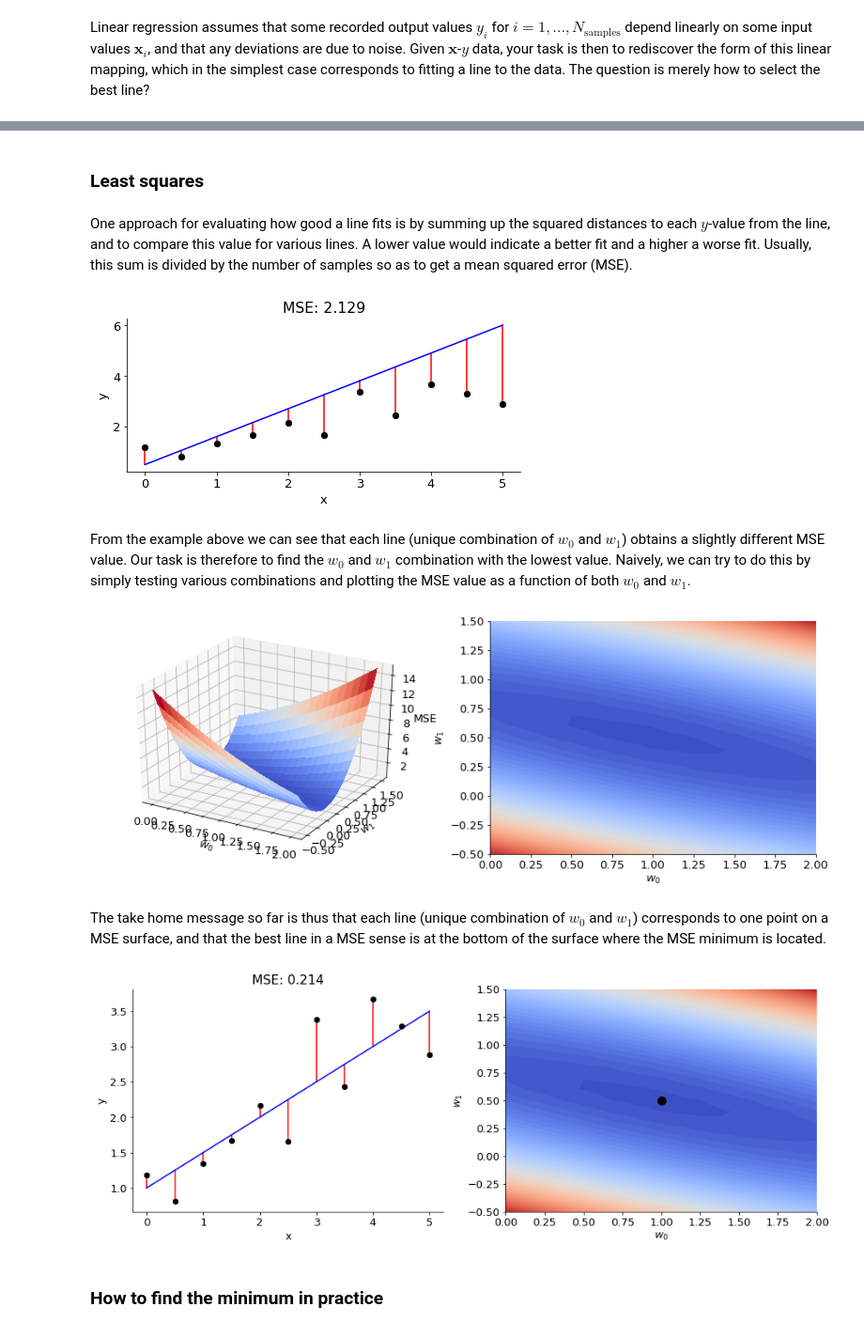
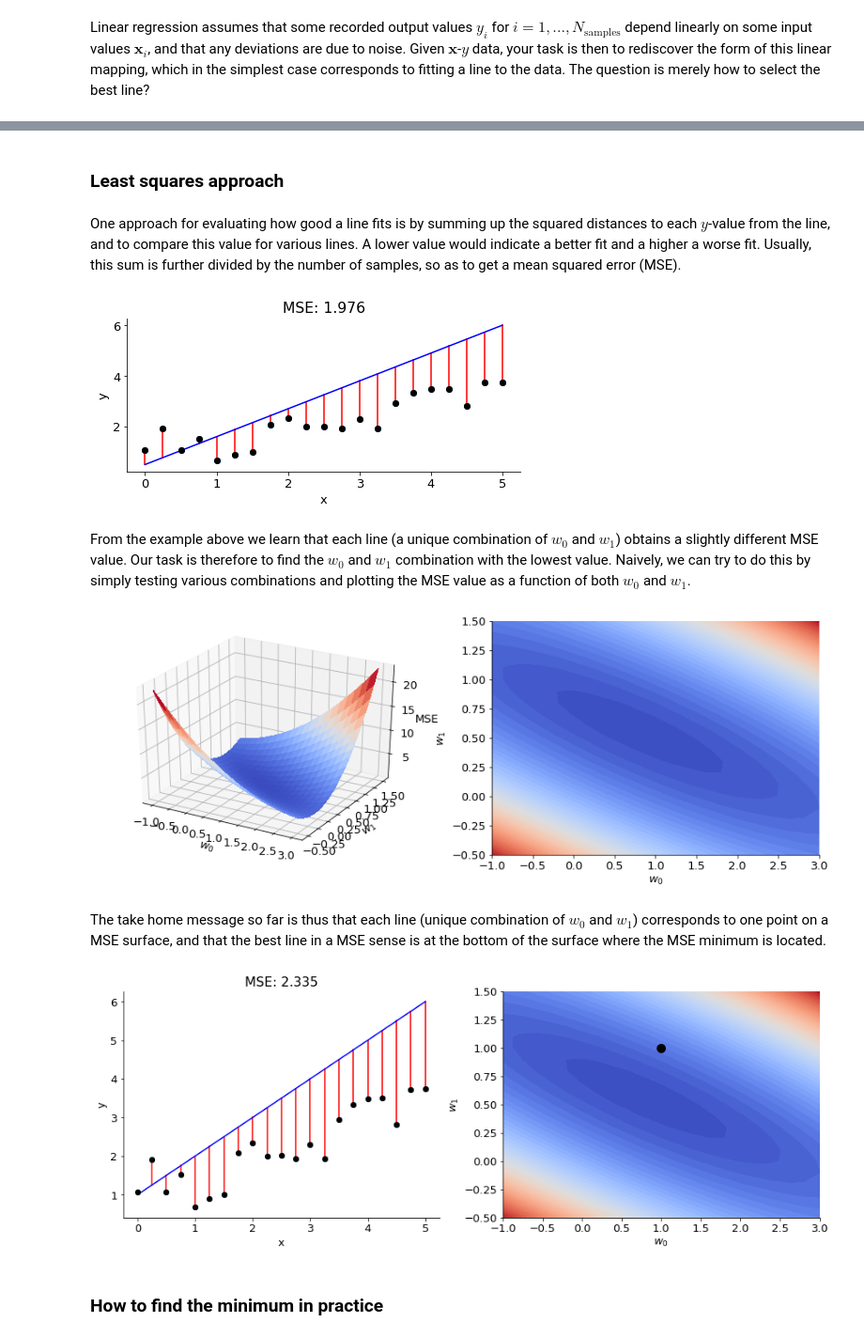
Before and after one commit to ala-laurila-lab/jupyter-notebooks, a Jupyter notebook: Linear Regression.ipynb, the cells around one changed output, grey strips where cells are left out. Shown at 94% size. Cells and saved outputs as stored; diff of their text form; code cells hidden in the pictures.

```diff
--- a/Linear Regression.ipynb
+++ b/Linear Regression.ipynb
@@ -14,9 +14,10 @@ plt.rcParams['xtick.top'] = False
 # %% [markdown]
 Linear regression assumes that some recorded output values $y_i$ for $i=1,...,N_\mathrm{samples}$ depend linearly on some input values $\mathbf{x}_i$, and that any deviations are due to noise. Given $\mathbf{x}$-$y$ data, your task is then to rediscover the form of this linear mapping, which in the simplest case corresponds to fitting a line to the data. The question is merely how to select the best line?
 # %%
+# Generate example data
 # Initialize
-sigma = 0.5                             # noise std
-nSamples = 11                            # number of samples
+sigma = 0.5                              # noise std
+nSamples = 21                            # number of samples
 x = np.linspace(0, 5, nSamples)          # input values
 lineFun = lambda w0, w1, x: w0 + w1*x    # linear mapping
 
@@ -26,6 +27,7 @@ w1 = 0.5  # slope
 y = lineFun(w0, w1, x)
 y += np.random.randn(nSamples)*sigma
 
+# Plot our generated data
 plt.figure(figsize=(7.5, 3))
 plt.plot(x, y, 'ko')
 plt.xlabel('x')
@@ -35,15 +37,16 @@ plt.ylabel('y');
 # %% [markdown]
-### Least squares
+### Least squares approach
 # %% [markdown]
-One approach for evaluating how good a line fits is by summing up the squared distances to each $y$-value from the line, and to compare this value for various lines. A lower value would indicate a better fit and a higher a worse fit. Usually, this sum is divided by the number of samples so as to get a mean squared error (MSE).
+One approach for evaluating how good a line fits is by summing up the squared distances to each $y$-value from the line, and to compare this value for various lines. A lower value would indicate a better fit and a higher a worse fit. Usually, this sum is further divided by the number of samples, so as to get a mean squared error (MSE).
 # %%
-# Test line
+# Calculate the MSE for a test line
 w0Test = 0.5
 w1Test = 1.1
-yHat = lineFun(w0Test, w1Test, x)
-mseFun = lambda y, yHat: np.mean((y-yHat)**2)
-mseTest = mseFun(y, yHat)
+yHat = lineFun(w0Test, w1Test, x)              # Model predictions, the predicted line
+mseFun = lambda y, yHat: np.mean((y-yHat)**2)  # MSE function
+mseTest = mseFun(y, yHat)                      # MSE value for our test line
 
+# Plot the test line (blue), the distace to each y_i (red) and the y-values (black)
 plt.figure(figsize=(7.5, 3))
 for xi, yi, yHati in zip(x, y, yHat):
     plt.stem([xi], [yi], 'r', bottom=yHati)
@@ -53,13 +56,13 @@ plt.xlabel('x')
 plt.ylabel('y');
 plt.title('MSE: ' + '%1.3f' % mseTest);
 # %% [output]
-[figure, old version]
+[figure, new version]
 # %% [markdown]
-From the example above we can see that each line (unique combination of $w_0$ and $w_1$) obtains a slightly different MSE value. Our task is therefore to find the $w_0$ and $w_1$ combination with the lowest value. Naively, we can try to do this by simply testing various combinations and plotting the MSE value as a function of both $w_0$ and $w_1$.
+From the example above we learn that each line (a unique combination of $w_0$ and $w_1$) obtains a slightly different MSE value. Our task is therefore to find the $w_0$ and $w_1$ combination with the lowest value. Naively, we can try to do this by simply testing various combinations and plotting the MSE value as a function of both $w_0$ and $w_1$.
 # %%
 # Get w0 and w1 combinations over a grid
 nGrid = 21
-W0, W1 = np.meshgrid(np.linspace(w0-1, w0+1, nGrid), np.linspace(w1-1, w1+1, nGrid))
+W0, W1 = np.meshgrid(np.linspace(w0-2, w0+2, nGrid), np.linspace(w1-1, w1+1, nGrid))
 
 # Get the MSE for each combination
 mseVals = np.zeros([nGrid, nGrid])
@@ -71,7 +74,7 @@ for i in range(nGrid):
 # Plot the surface
 fig = plt.figure(figsize=(15, 5))
 ax = plt.subplot(1, 2, 1, projection='3d')
-surf = ax.plot_surface(W0, W1, mseVals, cmap=cm.coolwarm, linewidth=0, antialiased=False)
+ax.plot_surface(W0, W1, mseVals, cmap=cm.coolwarm, linewidth=0, antialiased=False)
 ax.set_xlabel('$w_0$')
 ax.set_ylabel('$w_1$')
 ax.set_zlabel('MSE')
@@ -80,32 +83,35 @@ ax.contourf(W0, W1, mseVals, 50, cmap=cm.coolwarm)
 ax.set_xlabel('$w_0$')
 ax.set_ylabel('$w_1$');
 # %% [output]
-[figure, old version]
+[figure, new version]
 # %% [markdown]
 The take home message so far is thus that each line (unique combination of $w_0$ and $w_1$) corresponds to one point on a MSE surface, and that the best line in a MSE sense is at the bottom of the surface where the MSE minimum is located.
 # %%
-# Test line
+# Test various w0 and w1 values to see how the corresponding line fits at various locations on MSE surface
 w0Test = 1.0
-w1Test = 0.5
+w1Test = 1.0
+
+# Evaluate the MSE value for our current test line
 yHat = lineFun(w0Test, w1Test, x)
 mseFun = lambda y, yHat: np.mean((y-yHat)**2)
 mseTest = mseFun(y, yHat)
 
+# Plot
 fig = plt.figure(figsize=(15, 5))
 ax = plt.subplot(1, 2, 1)
 for xi, yi, yHati in zip(x, y, yHat):
     ax.stem([xi], [yi], 'r', bottom=yHati)
 ax.plot(x, yHat, 'b-')
 ax.plot(x, y, 'ko')
 ax.set_xlabel('x')
 ax.set_ylabel('y');
 ax.set_title('MSE: ' + '%1.3f' % mseTest);
 ax = plt.subplot(1, 2, 2)
 ax.contourf(W0, W1, mseVals, 50, cmap=cm.coolwarm)
 ax.set_xlabel('$w_0$')
 ax.set_ylabel('$w_1$');
 ax.plot(w0Test, w1Test, 'ko', ms=10);
 # %% [output]
-[figure, old version]
+[figure, new version]
 # %% [markdown]
 ###  How to find the minimum in practice
```
Also changed, not shown: parts of 16 cells of this notebook, 1 other file.
